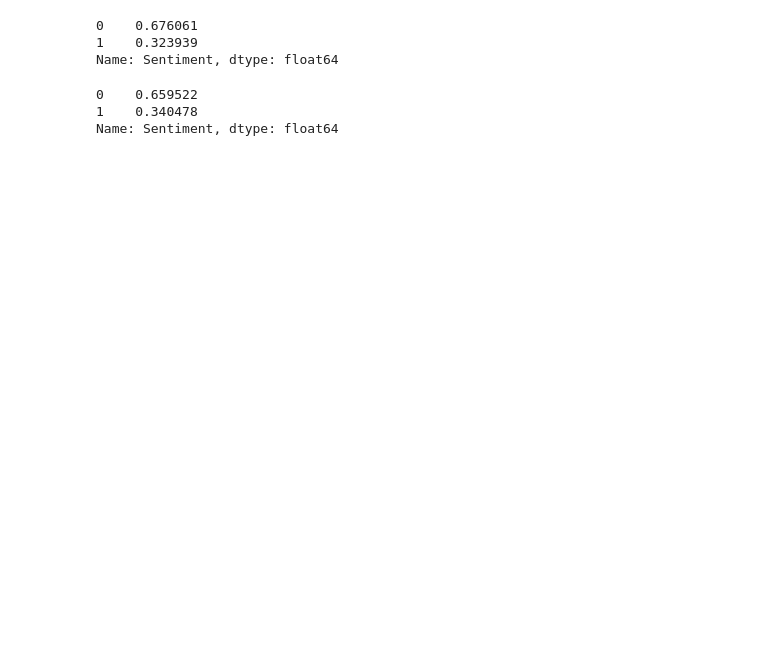
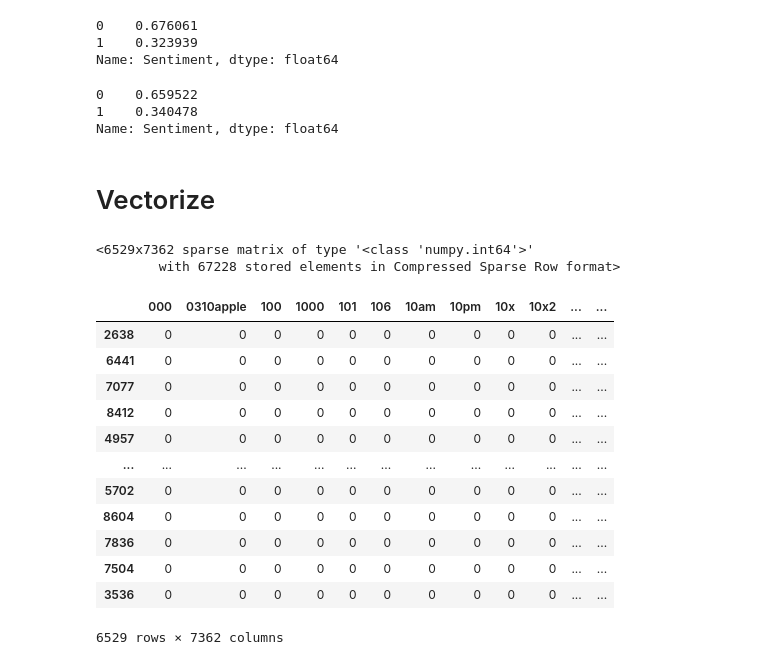
Before and after one commit to ElyLin/SentimentAnalysisProject, a Jupyter notebook: notebooks/Garrett/EDA-Garrett.ipynb, the cells around one changed output. Saved outputs shown, nothing was run; the diff lists cells and outputs as text; code cells hidden in the pictures; blank space fills up the shorter version.

```diff
--- a/notebooks/Garrett/EDA-Garrett.ipynb
+++ b/notebooks/Garrett/EDA-Garrett.ipynb
@@ -243,11 +284,15 @@ tweet_tknzr = TweetTokenizer(strip_handles=True)
 def clean_tweets(text):
     no_handle = tweet_tknzr.tokenize(text)
     tweet = " ".join(no_handle)
-    clean = re.sub("((^|\W)@\b([-a-zA-Z0-9._]{3,25})\b) \
-                   |(https?:\/\/\S+) \
+    #remove http websites, pound sign, any words in brackets, any words with ampersand right in front
+        # ?, www dot com websites, links, videos, and non english characters
+    #clean = re.sub("((^|\W)@\b([-a-zA-Z0-9._]{3,25})\b) \
+        #|(&[a-z]+;)|([^\w\s]) \
+    clean = re.sub("(https?:\/\/\S+) \
                    |(#[A-Za-z0-9_]+) \
                    |(\{([a-zA-Z].+)\}) \
-                   |(&[a-z]+;)|([^\w\s])|(www\.[a-z]?\.?(com)+|[a-z]+\.(com))\
+                   |(&[a-z]+;) \
+                   |(www\.[a-z]?\.?(com)+|[a-z]+\.(com))\
                    |({link})\
                    |(\[video\])\
                    |([^\x00-\x7F]+\ *(?:[^\x00-\x7F]| )*)"," ", tweet)
@@ -301,0 +358,3 @@ X_train
+# %%
+X_train['Tweet'] = X_train['Tweet'].astype(str)
+X_train.info()
@@ -368,3 +441,5 @@ Name: Sentiment, dtype: float64
 # X_test["Tweet"] = X_test["Tweet"].str.join(" ")
 # %%
 #X_train.head()
+# %% [markdown]
+# Vectorize
@@ -370,0 +449,26 @@ Name: Sentiment, dtype: float64
+# %%
+c_vectorizer = CountVectorizer()
+c_vectorizer.fit(X_train['Tweet'])
+X_train_c_vec = c_vectorizer.transform(X_train['Tweet'])
+X_train_c_vec
+# %% [output]
+<6529x7362 sparse matrix of type '<class 'numpy.int64'>'
+        with 67228 stored elements in Compressed Sparse Row format>
+# %%
+X_train_c_vec_df = pd.DataFrame(X_train_c_vec.toarray(), columns=c_vectorizer.get_feature_names(),
+                              index=X_train.index)
+X_train_c_vec_df
+# %% [output]
+|  | 000 | 0310apple | 100 | 1000 | 101 | 106 | 10am | 10pm | 10x | 10x2 | ... | ... |
+| 2638 | 0 | 0 | 0 | 0 | 0 | 0 | 0 | 0 | 0 | 0 | ... | ... |
+| 6441 | 0 | 0 | 0 | 0 | 0 | 0 | 0 | 0 | 0 | 0 | ... | ... |
+| 7077 | 0 | 0 | 0 | 0 | 0 | 0 | 0 | 0 | 0 | 0 | ... | ... |
+| 8412 | 0 | 0 | 0 | 0 | 0 | 0 | 0 | 0 | 0 | 0 | ... | ... |
+| 4957 | 0 | 0 | 0 | 0 | 0 | 0 | 0 | 0 | 0 | 0 | ... | ... |
+| ... | ... | ... | ... | ... | ... | ... | ... | ... | ... | ... | ... | ... |
+| 5702 | 0 | 0 | 0 | 0 | 0 | 0 | 0 | 0 | 0 | 0 | ... | ... |
+| 8604 | 0 | 0 | 0 | 0 | 0 | 0 | 0 | 0 | 0 | 0 | ... | ... |
+| 7836 | 0 | 0 | 0 | 0 | 0 | 0 | 0 | 0 | 0 | 0 | ... | ... |
+| 7504 | 0 | 0 | 0 | 0 | 0 | 0 | 0 | 0 | 0 | 0 | ... | ... |
+| 3536 | 0 | 0 | 0 | 0 | 0 | 0 | 0 | 0 | 0 | 0 | ... | ... |
+6529 rows × 7362 columns
```
Also changed, not shown: parts of 40 cells of this notebook.
